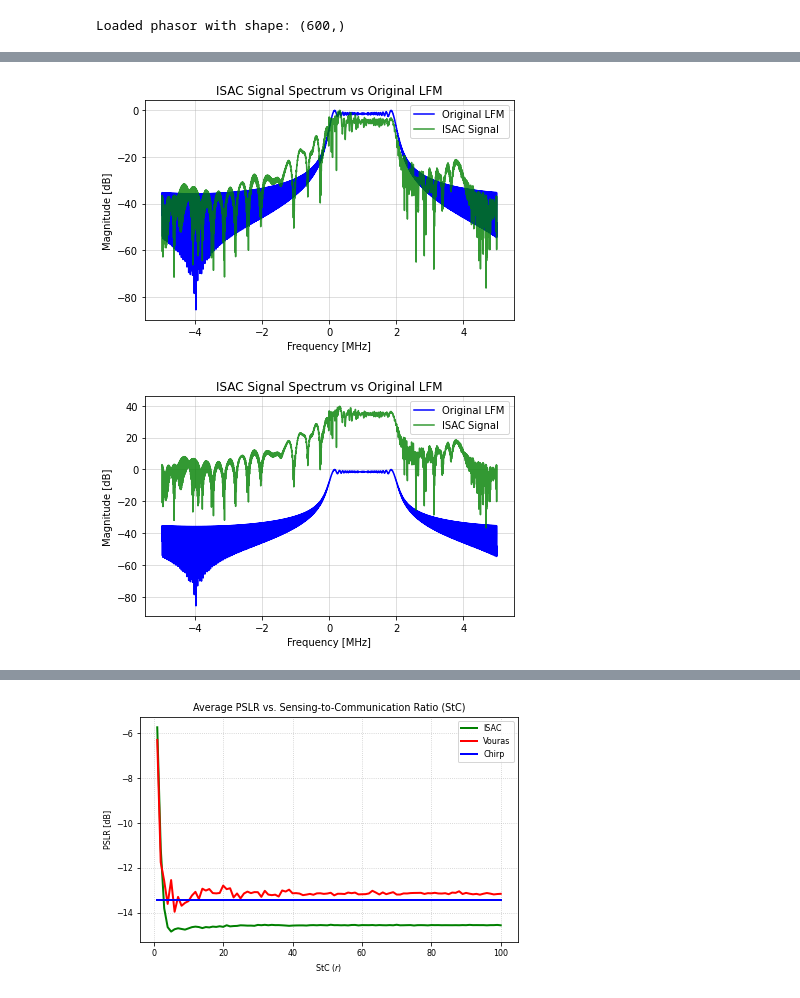
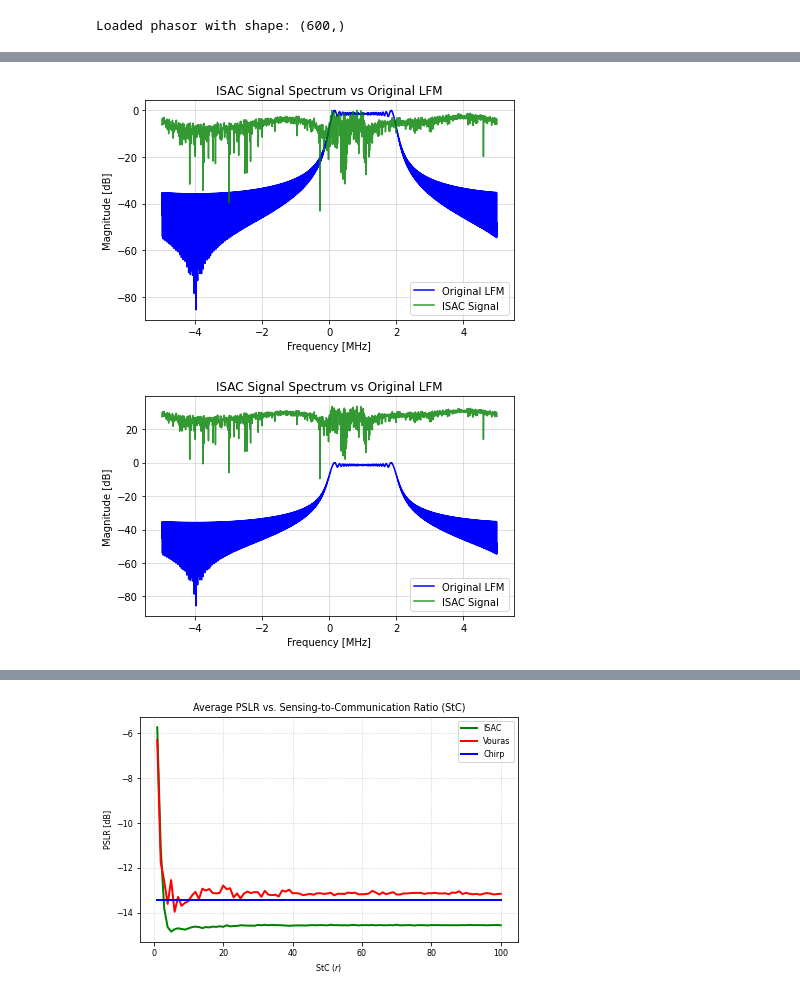
Before and after one commit to OriNik100/Spec_Null, a Jupyter notebook: ofdm_creation.ipynb, the cells around one changed output, grey strips where cells are left out. Drawn from its saved outputs; the diff is of its cells as text; code cells hidden in the pictures.

```diff
--- a/ofdm_creation.ipynb
+++ b/ofdm_creation.ipynb
@@ -57,7 +57,7 @@ plt.show()
 from OFDM_2 import OFDM, OFDM_demodulate, QPSK_modulation
 import OFDM_2
 
-num_subcarriers = 16
+num_subcarriers = 64
 
 bits = np.random.randint(0, 2, num_subcarriers*2)
 QPSK_data = QPSK_modulation(bits)
@@ -88,35 +88,35 @@ S_isac_norm = 20*np.log10(np.abs(ISAC_SIGNAL)/np.max(np.abs(ISAC_SIGNAL))+1e-40)
 S_vouras_db = 20*np.log10(np.abs(VOURAS_SIGNAL) + 1e-40)
 S_vouras_norm = 20*np.log10(np.abs(VOURAS_SIGNAL)/np.max(np.abs(VOURAS_SIGNAL))+1e-40)
 
 # plotting results in the frequency domain
 plt.figure()
 plt.plot(freqs/1e6, S_orig_norm, label='Original LFM', color='blue')
 #plt.plot(VOURAS_freqs/1e6, S_vouras_norm, label='Vouras Signal', color='red')
 plt.plot(ISAC_freqs/1e6, S_isac_norm, label='ISAC Signal', color='green', alpha=0.8)
 # plt.plot(freqs/1e6, S_final_norm, label='Final Signal', color='red')
 plt.title("ISAC Signal Spectrum vs Original LFM")
 plt.xlabel("Frequency [MHz]")
 plt.ylabel("Magnitude [dB]")
 plt.legend()
 plt.grid(True, alpha=0.5)
 plt.tight_layout()
 plt.show()
 
 plt.figure()
 plt.plot(freqs/1e6, S_orig_norm, label='Original LFM', color='blue')
 #plt.plot(VOURAS_freqs/1e6, V2_db, label='Vouras Signal', color='red')
 plt.plot(ISAC_freqs/1e6, I2_db, label='ISAC Signal', color='green', alpha=0.8)
 # plt.plot(freqs/1e6, S_final_norm, label='Final Signal', color='red')
 plt.title("ISAC Signal Spectrum vs Original LFM")
 plt.xlabel("Frequency [MHz]")
 plt.ylabel("Magnitude [dB]")
 plt.legend()
 plt.grid(True, alpha=0.5)
 plt.tight_layout()
 plt.show()
 # %% [output]
-[figure, old version]
+[figure, new version]
-[figure, old version]
+[figure, new version]
 # %%
 # Matching Receiver Designation
 """
```
Also changed, not shown: parts of 6 cells of this notebook, 2 other files.
